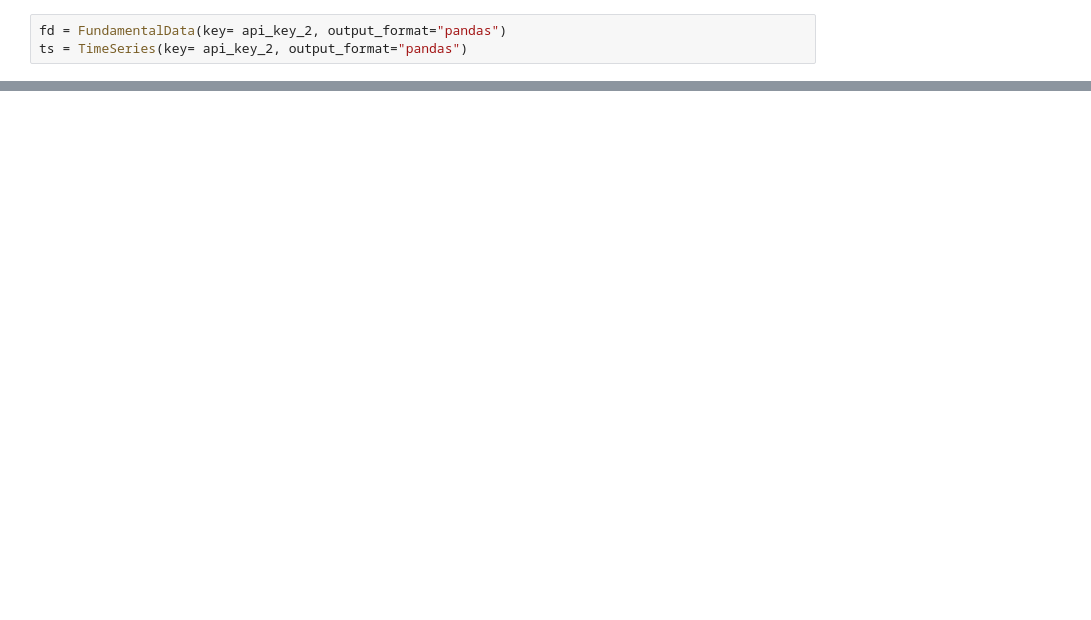
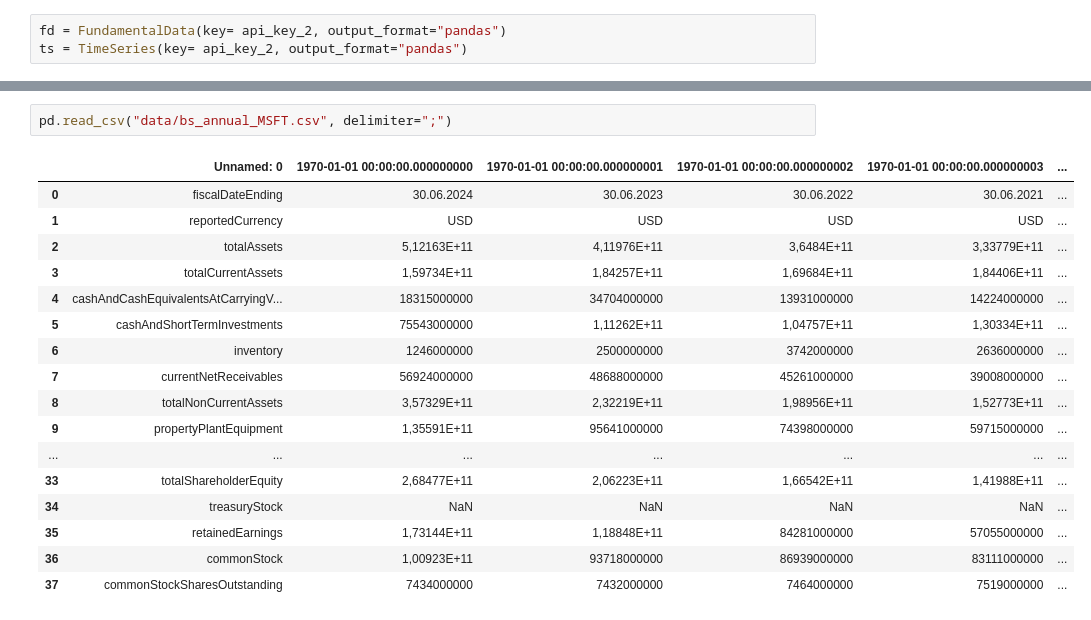
Before and after one commit to BigKawa/final_project, a Jupyter notebook: data_extraction.ipynb, the cells around one changed output, grey strips where cells are left out. Cells and saved outputs as stored; diff of their text form; blank space fills up the shorter version.

```diff
--- a/data_extraction.ipynb
+++ b/data_extraction.ipynb
@@ -20,3 +71,23 @@ pnl_annual = fd.get_income_statement_annual("AMZN")[0].T
+# %%
+pd.read_csv("data/bs_annual_MSFT.csv", delimiter=";")
+# %% [output]
+|  | Unnamed: 0 | 1970-01-01 00:00:00.000000000 | 1970-01-01 00:00:00.000000001 | 1970-01-01 00:00:00.000000002 | 1970-01-01 00:00:00.000000003 | ... |
+| 0 | fiscalDateEnding | 30.06.2024 | 30.06.2023 | 30.06.2022 | 30.06.2021 | ... |
+| 1 | reportedCurrency | USD | USD | USD | USD | ... |
+| 2 | totalAssets | 5,12163E+11 | 4,11976E+11 | 3,6484E+11 | 3,33779E+11 | ... |
+| 3 | totalCurrentAssets | 1,59734E+11 | 1,84257E+11 | 1,69684E+11 | 1,84406E+11 | ... |
+| 4 | cashAndCashEquivalentsAtCarryingV... | 18315000000 | 34704000000 | 13931000000 | 14224000000 | ... |
+| 5 | cashAndShortTermInvestments | 75543000000 | 1,11262E+11 | 1,04757E+11 | 1,30334E+11 | ... |
+| 6 | inventory | 1246000000 | 2500000000 | 3742000000 | 2636000000 | ... |
+| 7 | currentNetReceivables | 56924000000 | 48688000000 | 45261000000 | 39008000000 | ... |
+| 8 | totalNonCurrentAssets | 3,57329E+11 | 2,32219E+11 | 1,98956E+11 | 1,52773E+11 | ... |
+| 9 | propertyPlantEquipment | 1,35591E+11 | 95641000000 | 74398000000 | 59715000000 | ... |
+| ... | ... | ... | ... | ... | ... | ... |
+| 33 | totalShareholderEquity | 2,68477E+11 | 2,06223E+11 | 1,66542E+11 | 1,41988E+11 | ... |
+| 34 | treasuryStock | NaN | NaN | NaN | NaN | ... |
+| 35 | retainedEarnings | 1,73144E+11 | 1,18848E+11 | 84281000000 | 57055000000 | ... |
+| 36 | commonStock | 1,00923E+11 | 93718000000 | 86939000000 | 83111000000 | ... |
+| 37 | commonStockSharesOutstanding | 7434000000 | 7432000000 | 7464000000 | 7519000000 | ... |
 # %%
 # Cashflow
 cf_annual = cf_annual[2:]  # drop the first two rows "Fiscal year ending" and "Reported currency"
```
Also changed, not shown: parts of 12 cells of this notebook, 17 other files.
